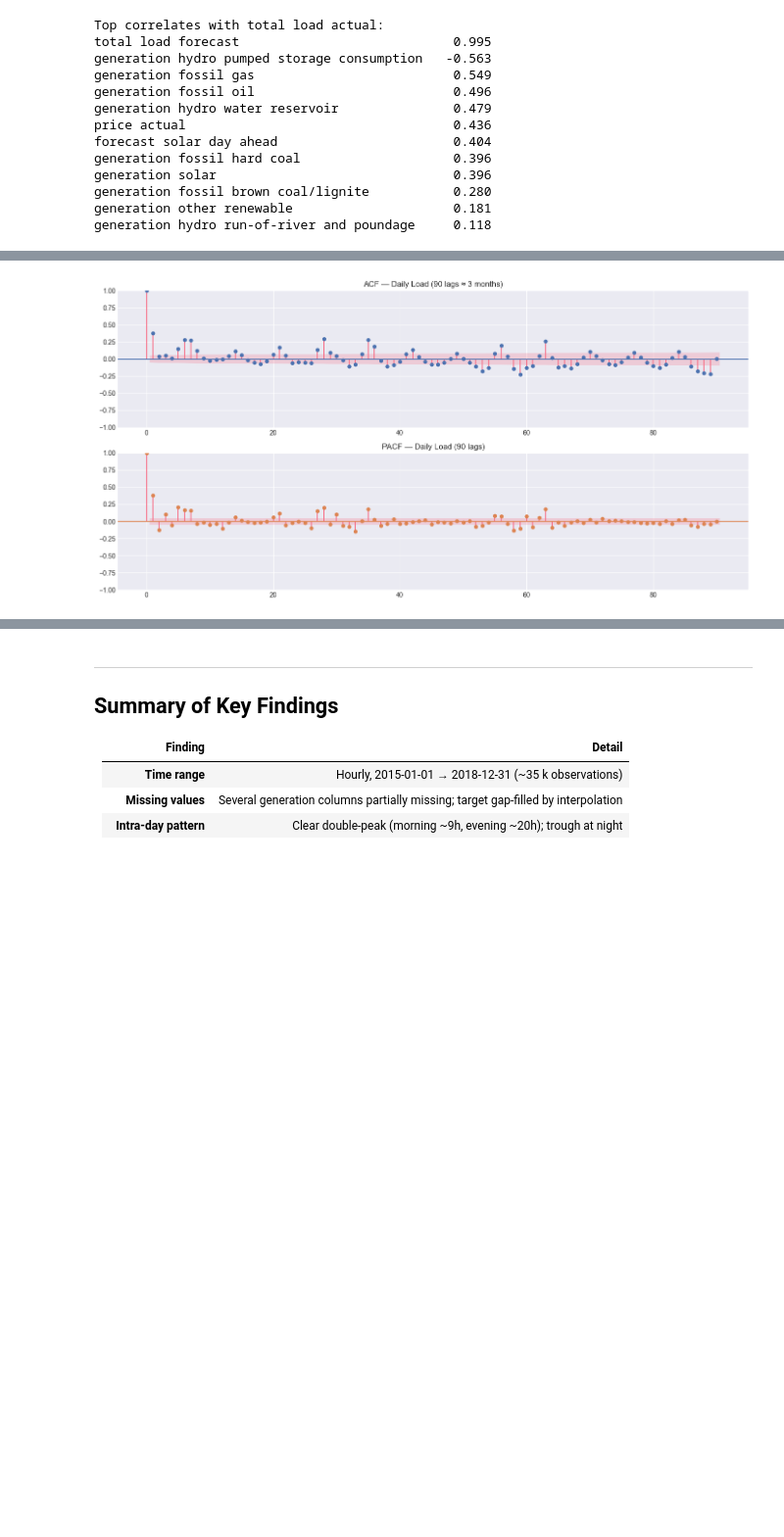
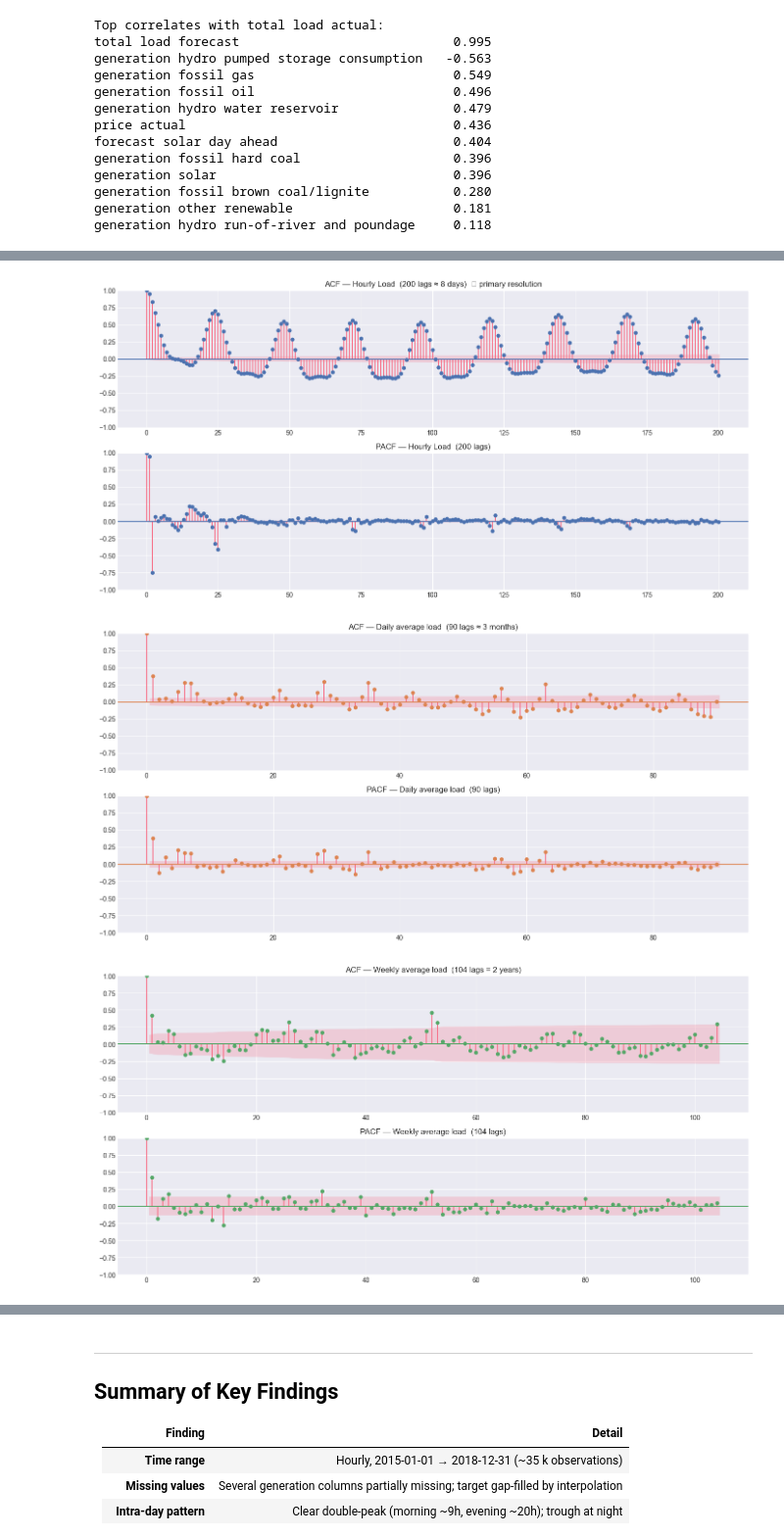
Before and after one commit to Yngvine/Electricity_consumption_predictor, a Jupyter notebook: exploratory_data_analysis.ipynb, the cells around one changed output, grey strips where cells are left out. Shown at 98% size. Cells and saved outputs as stored; diff of their text form; code cells hidden in the pictures; blank space fills up the shorter version.

```diff
--- a/exploratory_data_analysis.ipynb
+++ b/exploratory_data_analysis.ipynb
@@ -712,17 +781,40 @@ As covered in the course material, we use **both ADF and KPSS** tests together f
 | ✗ | ✗ | **Strong evidence of non-stationarity** |
 | conflicting | — | Inspect visually; consider differencing |
 # %%
+# ── PRIMARY: Hourly ──────────────────────────────────────────────────────────
+hourly_load = df["total load actual"].dropna()
+
+fig, axes = plt.subplots(2, 1, figsize=(14, 7))
+plot_acf(hourly_load, lags=200, ax=axes[0], alpha=0.05, color="#4c72b0")
+axes[0].set_title("ACF — Hourly Load  (200 lags ≈ 8 days)  ★ primary resolution")
+plot_pacf(hourly_load, lags=200, ax=axes[1], alpha=0.05, method="ywm", color="#4c72b0")
+axes[1].set_title("PACF — Hourly Load  (200 lags)")
+plt.tight_layout()
+plt.show()
+
+# ── CONTEXT: Daily ───────────────────────────────────────────────────────────
 daily_load = df["total load actual"].resample("D").mean().dropna()
 
 fig, axes = plt.subplots(2, 1, figsize=(14, 7))
-plot_acf(daily_load, lags=90, ax=axes[0], alpha=0.05, color="#4c72b0")
-axes[0].set_title("ACF — Daily Load (90 lags ≈ 3 months)")
-
+plot_acf(daily_load, lags=90, ax=axes[0], alpha=0.05, color="#dd8452")
+axes[0].set_title("ACF — Daily average load  (90 lags ≈ 3 months)")
 plot_pacf(daily_load, lags=90, ax=axes[1], alpha=0.05, method="ywm", color="#dd8452")
-axes[1].set_title("PACF — Daily Load (90 lags)")
-
+axes[1].set_title("PACF — Daily average load  (90 lags)")
 plt.tight_layout()
 plt.show()
+
+# ── CONTEXT: Weekly ──────────────────────────────────────────────────────────
+weekly_load_acf = df["total load actual"].resample("W").mean().dropna()
+
+fig, axes = plt.subplots(2, 1, figsize=(14, 7))
+plot_acf(weekly_load_acf, lags=104, ax=axes[0], alpha=0.05, color="#55a868")
+axes[0].set_title("ACF — Weekly average load  (104 lags = 2 years)")
+plot_pacf(weekly_load_acf, lags=104, ax=axes[1], alpha=0.05, method="ywm", color="#55a868")
+axes[1].set_title("PACF — Weekly average load  (104 lags)")
+plt.tight_layout()
+plt.show()
 # %% [output]
-[figure, old version]
+[figure, new version]
+[figure, added]
+[figure, added]
 # %%
```
Also changed, not shown: parts of 4 cells of this notebook.
